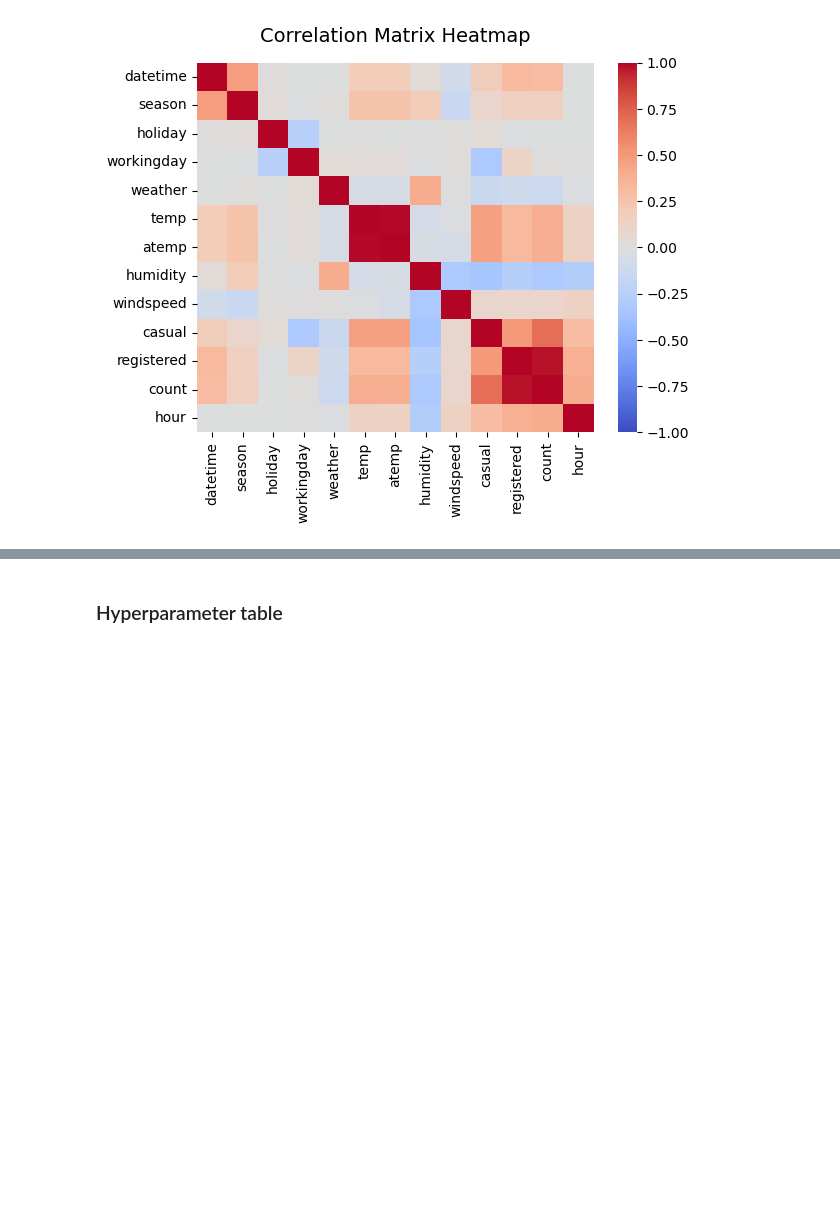
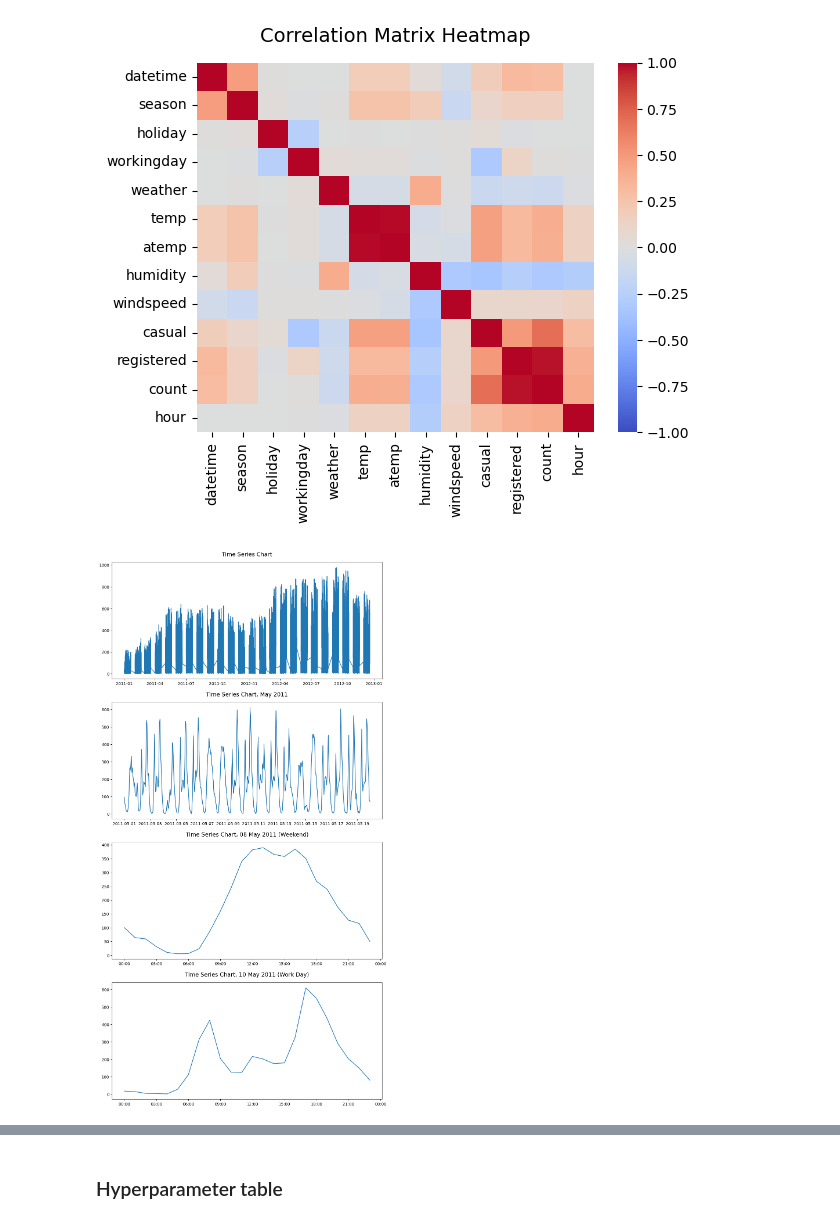
Before and after one commit to MouMike/Bike-Sharing-Demand, a Jupyter notebook: project/project-template.ipynb, the cells around one changed output, grey strips where cells are left out. Cells and saved outputs as stored; diff of their text form; code cells hidden in the pictures; blank space fills up the shorter version.

Commit message:
Uploaded new file with time-series
The old file could not be updated as the push attempts were being rejected.

```diff
--- a/project/project-template.ipynb
+++ b/project/project-template.ipynb
@@ -2053,3 +2068,39 @@ plt.savefig('correlation_heatmap.png')
 plt.show()
 # %% [output]
 [figure]
+# %%
+# Create a time series plot of bike-sharing demand
+fig, axs = plt.subplots(4, 1, figsize=(12, 24))
+
+# Create a time series plot of bike-sharing demand for the entire dataset
+axs[0].plot(train['datetime'], train['count'])
+axs[0].set_title("Time Series Chart", fontsize=14, pad=15)
+
+# Create a time series plot of bike-sharing demand for May 2011
+mask1 = ((train['datetime'].dt.month == 5) & (train['datetime'].dt.year == 2011))
+axs[1].plot(train['datetime'][mask1] , train['count'][mask1])
+axs[1].set_title("Time Series Chart, May 2011", fontsize=14, pad=15)
+
+# Create a time series plot of bike-sharing demand for 08 May 2011
+mask2 = ((train['datetime'].dt.day == 8) & (train['datetime'].dt.month == 5) & (train['datetime'].dt.year == 2011))
+axs[2].plot(train['datetime'][mask2] , train['count'][mask2])
+axs[2].set_title("Time Series Chart, 08 May 2011 (Weekend)", fontsize=14, pad=15)
+
+## Change time format on the x-axis to hours
+hour_fmt = mdates.DateFormatter('%H:%M')
+axs[2].xaxis.set_major_formatter(hour_fmt)
+
+# Create a time series plot of bike-sharing demand for 08 May 2011
+mask3 = ((train['datetime'].dt.day == 10) & (train['datetime'].dt.month == 5) & (train['datetime'].dt.year == 2011))
+axs[3].plot(train['datetime'][mask3] , train['count'][mask3])
+axs[3].set_title("Time Series Chart, 10 May 2011 (Work Day)", fontsize=14, pad=15)
+
+## Change time format on the x-axis to hours
+hour_fmt = mdates.DateFormatter('%H:%M')
+axs[3].xaxis.set_major_formatter(hour_fmt)
+
+# Add labels and a title
+plt.savefig('time_series.png')
+plt.show()
+# %% [output]
+[figure, added]
```
Also changed, not shown: parts of 6 cells of this notebook.
